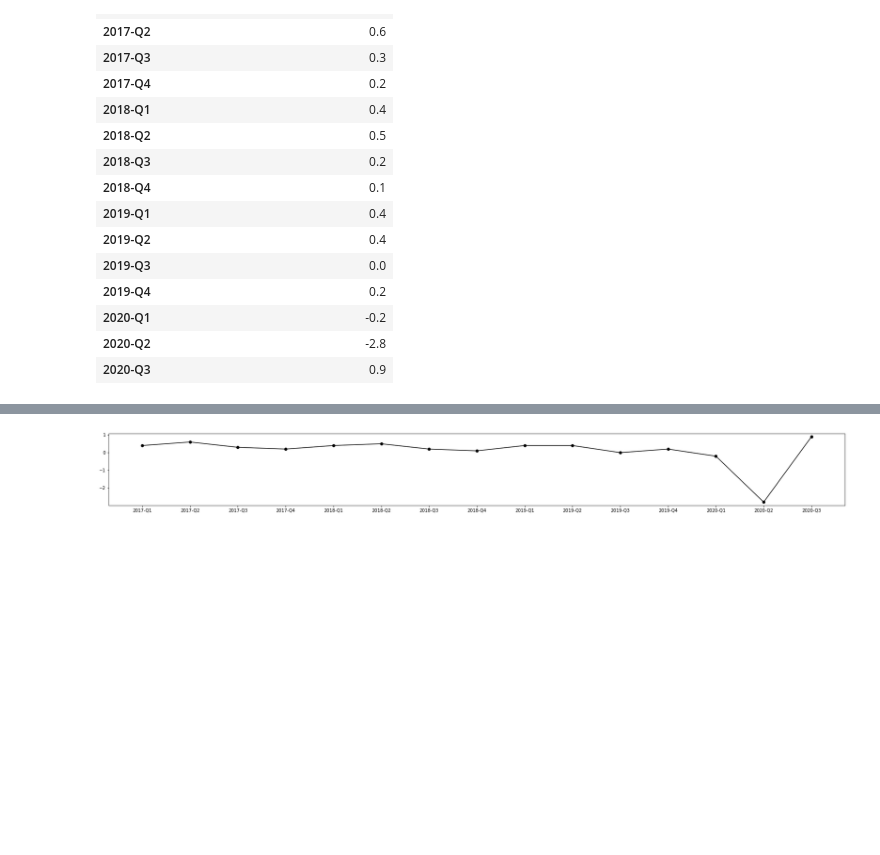
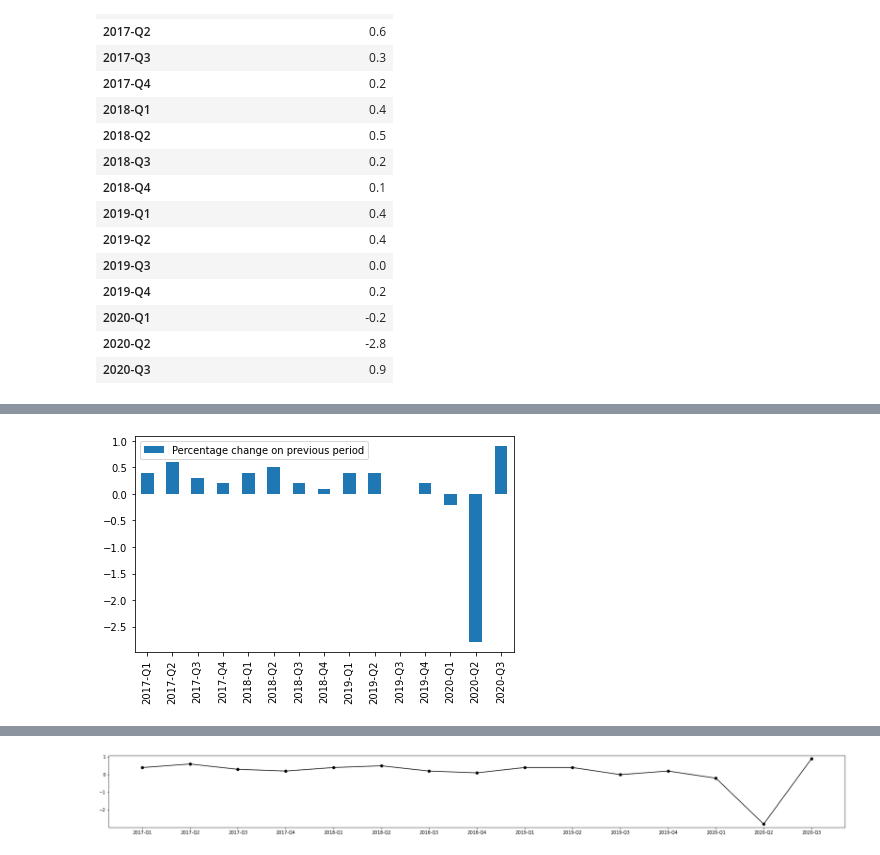
Before and after one commit to JoeJoe1313/Impact-of-Covid-19-on-the-Employment-Growth-in-the-EU, a Jupyter notebook: AEEM.ipynb, the cells around one changed output, grey strips where cells are left out. Saved outputs shown, nothing was run; the diff lists cells and outputs as text; code cells hidden in the pictures; blank space fills up the shorter version.

```diff
--- a/AEEM.ipynb
+++ b/AEEM.ipynb
@@ -28,0 +42,6 @@ df
+# %%
+df.plot.bar()
+plt.tight_layout()
+plt.show()
+# %% [output]
+[figure, added]
```
Also changed, not shown: parts of 3 cells of this notebook.
